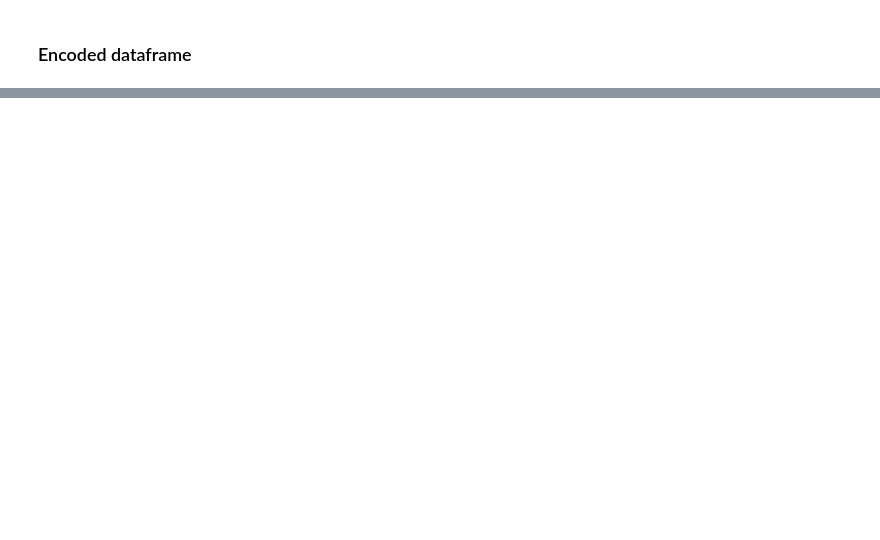
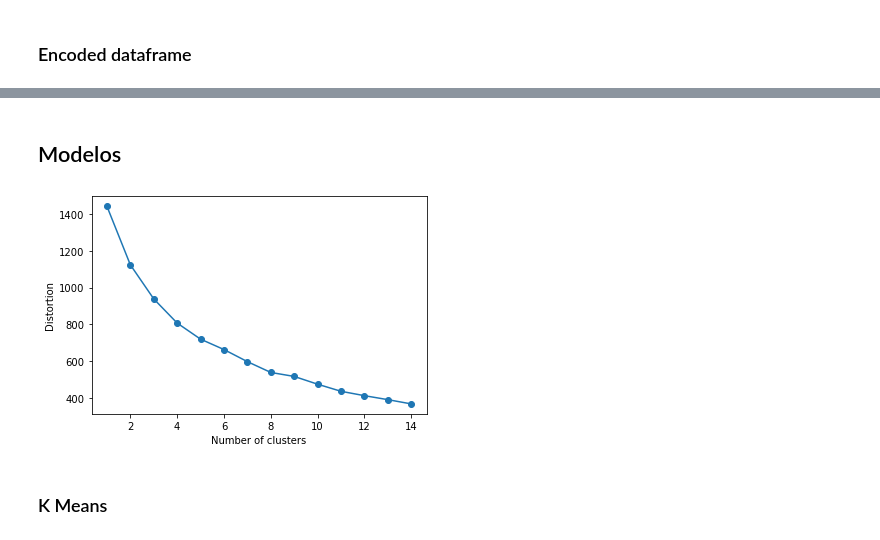
Before and after one commit to malvarezg1/BI, a Jupyter notebook: Laboratorio 2 - Clustering.ipynb, the cells around one changed output, grey strips where cells are left out. Saved outputs shown, nothing was run; the diff lists cells and outputs as text; code cells hidden in the pictures; blank space fills up the shorter version.

```diff
--- a/Laboratorio 2 - Clustering.ipynb
+++ b/Laboratorio 2 - Clustering.ipynb
@@ -338,0 +329,8 @@ data
+# %%
+mms = MinMaxScaler()
+
+data_norm = mms.fit_transform(data.copy())
+saved_cols = data.columns
+
+data_norm = pd.DataFrame(data_norm, columns =saved_cols)
+data_norm
@@ -338,0 +351,23 @@ data
+# %% [markdown]
+## Modelos
+# %%
+def plot_distortion(data,k_min, k_max, ylabel = 'Distortion',xlabel = 'Number of clusters',title = 'Distortion Plot'):
+    distortions = []
+    for i in range(k_min, k_max):
+        km = KMeans(n_clusters=i,
+                 init='k-means++',
+                 n_init=10,
+                 max_iter=300,
+                 random_state=0)
+        km.fit(data)
+        distortions.append(km.inertia_)
+    plt.plot(range(k_min,k_max), distortions, marker='o')
+    plt.xlabel(xlabel)
+    plt.ylabel(ylabel)
+    plt.show()
+# %%
+plot_distortion(data_norm,1,15)
+# %% [output]
+[figure, added]
+# %% [markdown]
+### K Means
```
Also changed, not shown: parts of 22 cells of this notebook.
